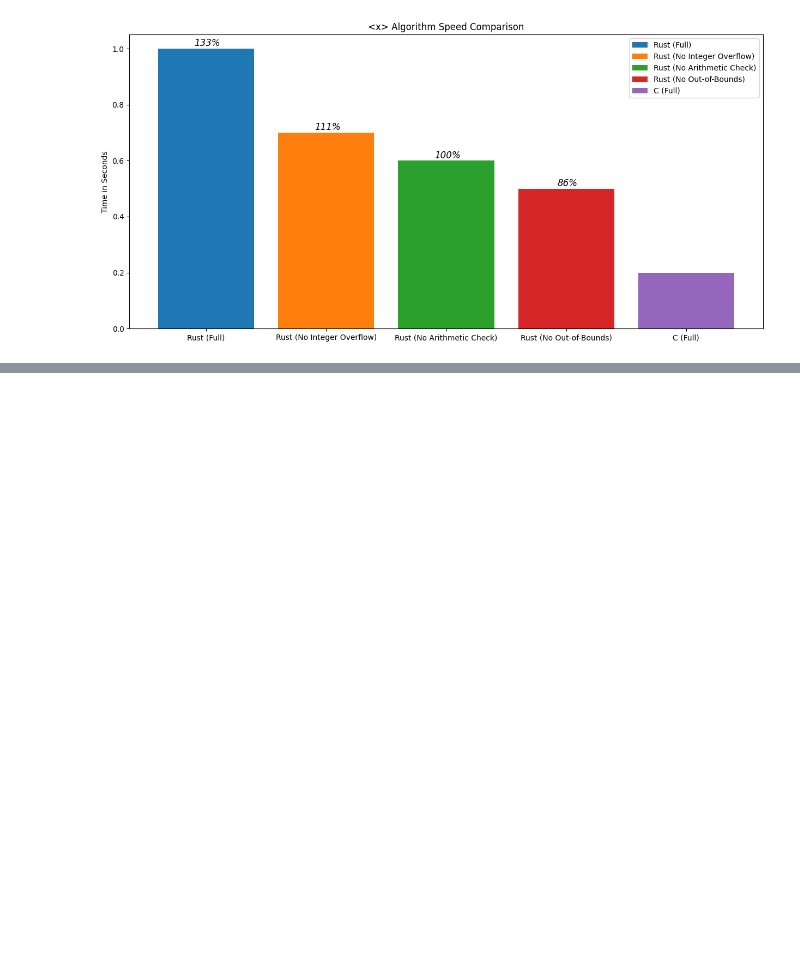
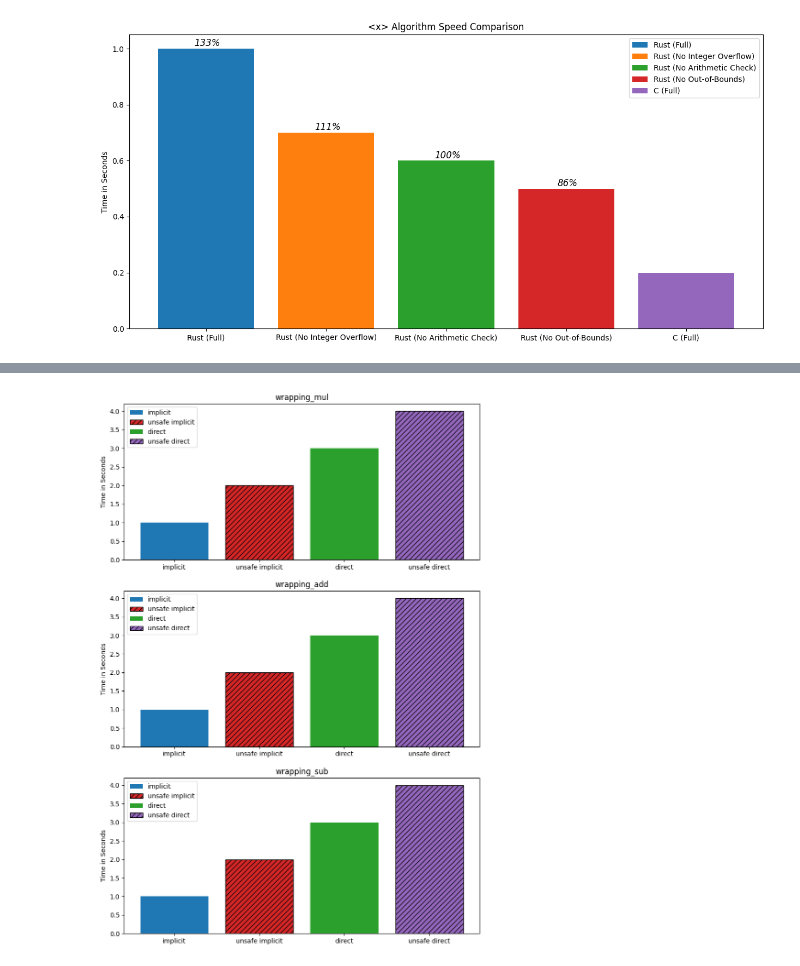
Before and after one commit to denmarkx/rust-performance-analysis, a Jupyter notebook: benchmark_notebook.ipynb, the cells around one changed output, grey strips where cells are left out. Saved outputs shown, nothing was run; the diff lists cells and outputs as text; code cells hidden in the pictures; blank space fills up the shorter version.

Commit message:
benchmark_notebook: wrapping example benchmark charts

```diff
--- a/benchmark_notebook.ipynb
+++ b/benchmark_notebook.ipynb
@@ -50,3 +50,6 @@ ax.legend()
 # %% [output]
 <matplotlib.legend.Legend at 0x...>
 [figure]
+# %%
+# rust/isolated_example/main.rs
+wdf = pl.read_csv("test_ie.csv")
@@ -52,0 +65,41 @@ ax.legend()
+# %%
+x = np.arange(len(df.columns))
+m = 0
+
+# fig = plt.figure(figsize=(15,7))
+fig, axes = plt.subplots(3, 1, figsize=(10, 15))
+# Rows are:
+rows = ["wrapping_mul", "wrapping_add", "wrapping_sub"]
+
+# Column names:
+WDF_NAMES = {
+    "WFI": "implicit",
+    "WFUI": "unsafe implicit",
+    "WF": "direct",
+    "WFU": "unsafe direct",
+}
+
+bar_colors = [
+    "tab:blue",
+    "tab:red",
+    "tab:green",
+    "tab:purple",
+]
+
+for i, row in enumerate(rows):
+    ax = axes[i]
+    for j, col in enumerate(wdf.columns):
+        bar = ax.bar(j, wdf[col][0], label=WDF_NAMES[col], color=bar_colors[j])
+
+        # Unsafe gets hatching:
+        if (j % 2 != 0):
+            bar.patches[0].set_hatch("///")
+            bar.patches[0].set_edgecolor("black")
+
+    ax.set_ylabel("Time in Seconds")
+    ax.set_xticks(np.arange(len(wdf.columns)))
+    ax.set_xticklabels(list(WDF_NAMES.values()))
+    ax.legend()
+    ax.set_title(row)
+# %% [output]
+[figure, added]
```
Also changed, not shown: parts of 1 cell of this notebook.
